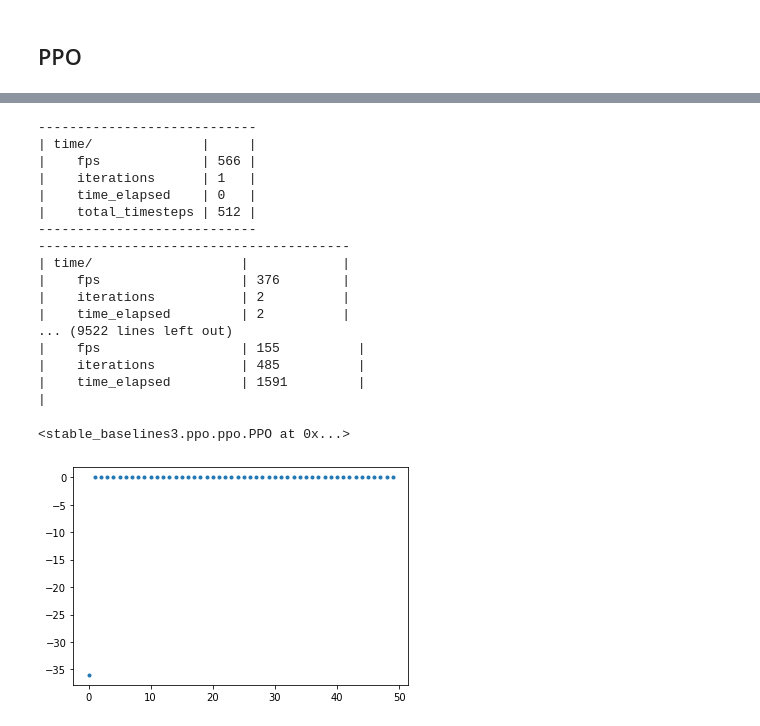
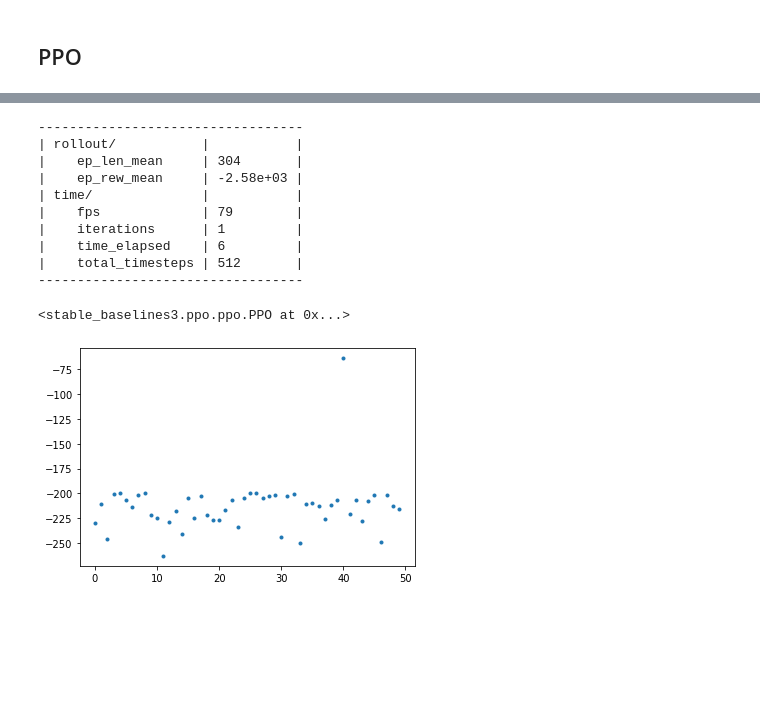
Before and after one commit to linsut/rl, a Jupyter notebook: Cliffwalking.ipynb, the cells around one changed output, grey strips where cells are left out. Cells and saved outputs as stored; diff of their text form; code cells hidden in the pictures; blank space fills up the shorter version.

```diff
--- a/Cliffwalking.ipynb
+++ b/Cliffwalking.ipynb
@@ -282,0 +379,5 @@ class SarsaLambdaAgent(Agent):
+# %%
+for agent in agents:
+    print(type(agent).__name__)
+    plot.plot(np.arange(0.1,1,0.1), meanReturn[type(agent).__name__])
+    plot.show()
@@ -284,10 +396,9 @@ class SarsaLambdaAgent(Agent):
 ## Execution and Analysis
 # %%
 # Defining all the required parameters
-epsilon = 0.1
+
 total_episodes = 500
 max_steps = 100
-alpha = 0.5
 gamma = 1
 
 """
@@ -304,20 +415,21 @@ totalReward = {
 }
 
 # Defining all the agents
-expectedSarsaAgent = ExpectedSarsaAgent(
-    epsilon, alpha, gamma, env.observation_space.n,
+
+sarsaAgent = SarsaAgent(
+    0.001, 0.62, gamma, env.observation_space.n,
     env.action_space.n, env.action_space)
 qLearningAgent = QLearningAgent(
-    epsilon, alpha, gamma, env.observation_space.n,
+    0.001, 0.8, gamma, env.observation_space.n,
     env.action_space.n, env.action_space)
 doubleQAgent = DoubleQAgent(
-    epsilon, alpha, gamma, env.observation_space.n,
+    0.0001, 0.62, gamma, env.observation_space.n,
     env.action_space.n, env.action_space)
-sarsaAgent = SarsaAgent(
-    epsilon, alpha, gamma, env.observation_space.n,
+expectedSarsaAgent = ExpectedSarsaAgent(
+    0.0001, 0.84, gamma, env.observation_space.n,
     env.action_space.n, env.action_space)
 sarsaLambdaAgent = SarsaLambdaAgent(
-    epsilon, alpha, gamma, env.observation_space.n,
+    0.1, 0.18, gamma, env.observation_space.n,
     env.action_space.n, env.action_space)
 
 # Now we run all the episodes and calculate the reward obtained by
@@ -370,11 +482,11 @@ for agent in agents:
             print (f"Iteration: {episode}, Score: {episodeReward}")
 
         # Epsilon reduction (if still over a specific minimum)
-        if (agent.epsilon > 0.01):
+        if (agent.epsilon > 0.00001):
             agent.epsilon *= 0.98
 
     end = time.time()
-    print("Learning took {0}s".format(end - start))
+    print("Training took {0}s".format(end - start))
     plot.show()
 
 env.close()
@@ -484,50 +596,43 @@ Wrapping the env in a DummyVecEnv.
 # %%
 # Train the AI model, this is where the AI model starts to learn
 
-model.learn(total_timesteps=1000000)
+model.learn(total_timesteps=10000000)
 # %% [output]
-----------------------------
-| time/              |     |
-|    fps             | 566 |
-|    iterations      | 1   |
-|    time_elapsed    | 0   |
-|    total_timesteps | 512 |
-----------------------------
-----------------------------------------
-| time/                   |            |
-|    fps                  | 376        |
-|    iterations           | 2          |
-|    time_elapsed         | 2          |
-... (9522 lines left out)
-|    fps                  | 155          |
-|    iterations           | 485          |
-|    time_elapsed         | 1591         |
-|
+----------------------------------
+| rollout/           |           |
+|    ep_len_mean     | 304       |
+|    ep_rew_mean     | -2.58e+03 |
+| time/              |           |
+|    fps             | 79        |
+|    iterations      | 1         |
+|    time_elapsed    | 6         |
+|    total_timesteps | 512       |
+----------------------------------
 <stable_baselines3.ppo.ppo.PPO at 0x...>
 # %%
 # Start the game
 done = False
 rewards = []
 reward_acc = 0
 # Loop through the game
 for i in range(50):
     state = env.reset()
     done = False
-    while (not done):
+    while (not done and reward_acc > -200):
 
         action, _ = model.predict(state)
         state, reward, done, info = env.step(action)
         reward_acc += reward
 
     rewards.append(reward_acc)
     # Plot episode Rewards
     reward_acc = 0
     #done = False
 
 plot.plot(range(50),rewards, ".")
 plot.show()
 # %% [output]
-[figure, old version]
+[figure, new version]
 # %%
 state = env.reset()
 env.render()
```
Also changed, not shown: parts of 7 cells of this notebook, 4 other files.
